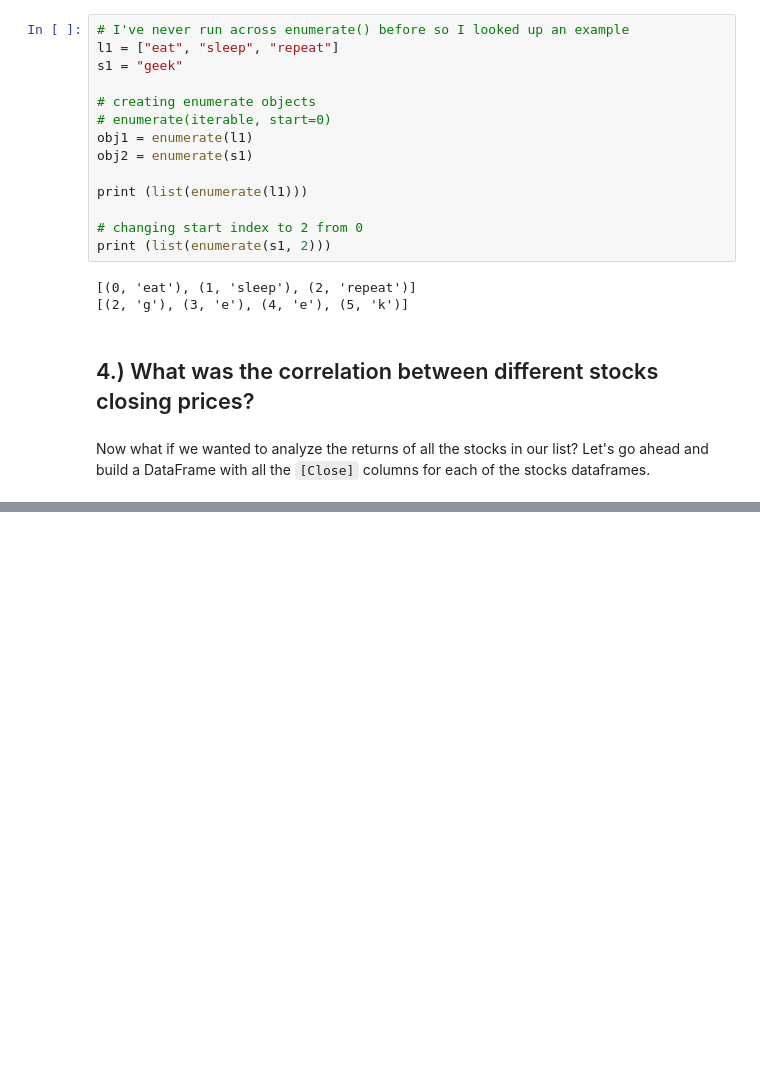
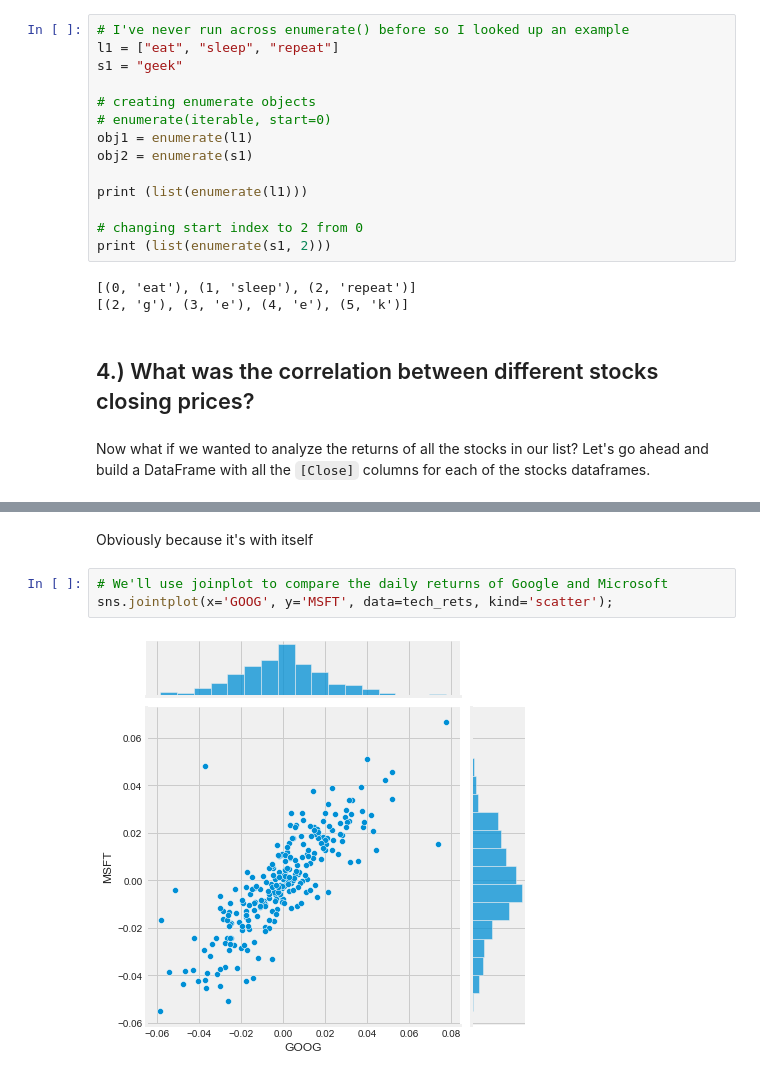
Before and after one commit to ameliameyer/stock_market_prediction, a Jupyter notebook: sman_amelia.ipynb, the cells around one changed output, grey strips where cells are left out. Saved outputs shown, nothing was run; the diff lists cells and outputs as text; blank space fills up the shorter version.

```diff
--- a/sman_amelia.ipynb
+++ b/sman_amelia.ipynb
@@ -422,0 +456,7 @@ Now what if we wanted to analyze the returns of all the stocks in our list? Let'
+# %% [markdown]
+Obviously because it's with itself
+# %%
+# We'll use joinplot to compare the daily returns of Google and Microsoft
+sns.jointplot(x='GOOG', y='MSFT', data=tech_rets, kind='scatter');
+# %% [output]
+[figure, added]
```
Also changed, not shown: parts of 37 cells of this notebook.
